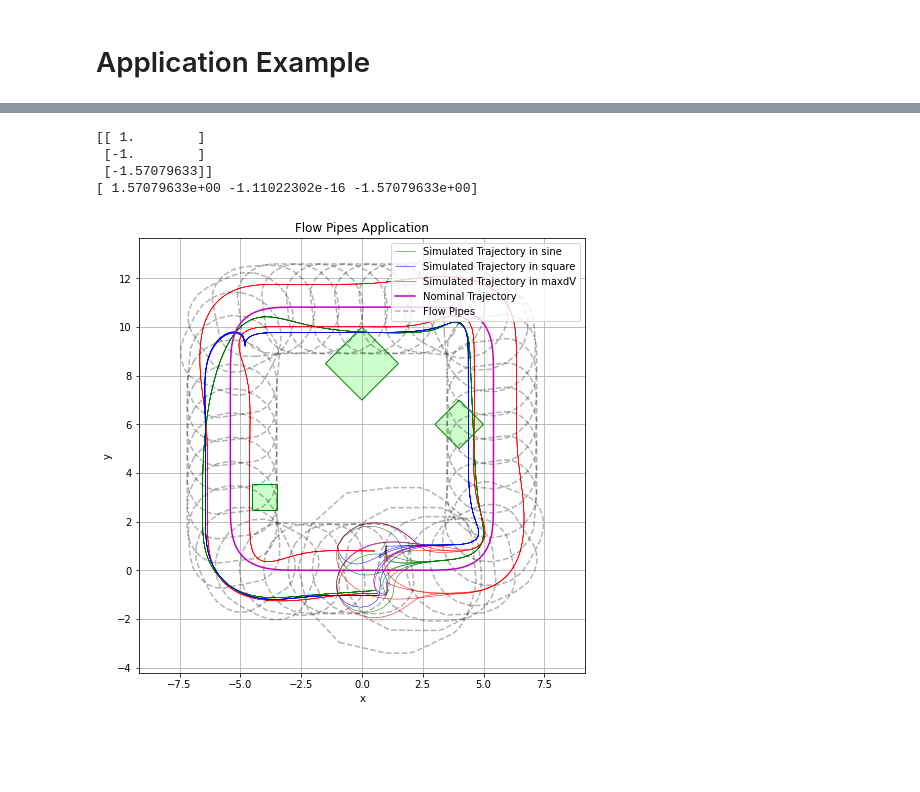
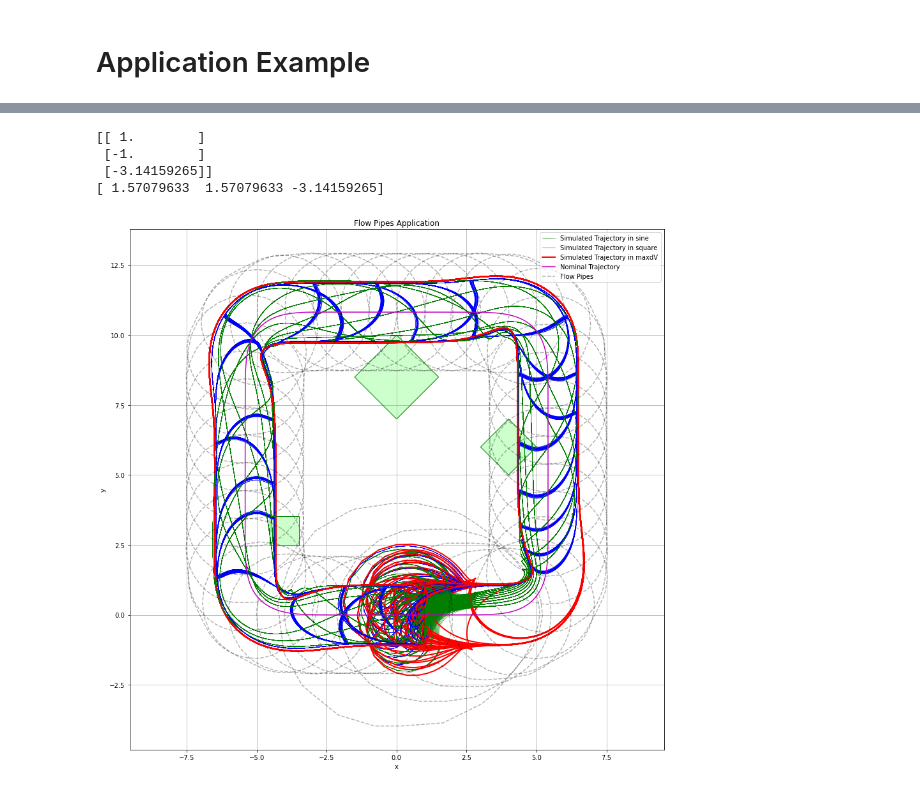
Before and after one commit to melodylylin/NASAULI_MC, a Jupyter notebook: SE(2) Invariant.ipynb, the cells around one changed output, grey strips where cells are left out. Cells and saved outputs as stored; diff of their text form; code cells hidden in the pictures; blank space fills up the shorter version.

Commit message:
Work on simulation for maxdV.

```diff
--- a/SE(2) Invariant.ipynb
+++ b/SE(2) Invariant.ipynb
@@ -271,8 +294,7 @@ lgd.set_title(lgd.get_title().get_text())
 # %%
-#freq = [0.02, .04, .06, .08, .01, .03, .05, .07, .09]
-freq = [0.02]
+freq = [0.02, .04, .06, .08, .01, .03, .05, .07, .09]
+plt.figure(figsize=(15, 15))
 
-res = []
 e = []
 V = []
 t = 40
@@ -283,24 +305,25 @@ w2 = 1
 ref = se2_flow.simulate(t, 0, 0, 0, 0, 0, 0, dist='none', sol= sol1, use_approx=False)
 
 cnt = 0
-for theta0 in np.linspace(-np.pi/2, np.pi/2, 2):
-    for x0 in np.linspace(-1, 1, 2):
-        for y0 in np.linspace(-1, 1, 2):
+for theta0 in np.arange(-np.pi, np.pi, np.pi/4):
+    for x0 in np.linspace(-1, 1, 3):
+        for y0 in np.linspace(-1, 1, 3):
+            cnt += 1
             init_e = np.array([[x0, y0, theta0]]).T
             V0 = init_e.T@sol['P']@init_e
             V.append(V0)
             e.append(init_e)
-            for i in freq:
-                cnt += 1
-                r = se2_flow.simulate(t, i, w1, w2, x0, y0, theta0, dist='sine', sol= sol1, use_approx=False)
-                r2 = se2_flow.simulate(t, i, w1, w2, x0, y0, theta0, dist='square', sol= sol1, use_approx=False)
-                r3 = se2_flow.simulate(t, i, w1, w2, x0, y0, theta0, dist='maxdV', sol= sol1, use_approx=False)
-
-                res.append(r)
-                legend = cnt == 1
+            for i, f in enumerate(freq):
+                r = se2_flow.simulate(t, f, w1, w2, x0, y0, theta0, dist='sine', sol= sol1, use_approx=False)
+                r2 = se2_flow.simulate(t, f, w1, w2, x0, y0, theta0, dist='square', sol= sol1, use_approx=False)
+                legend = cnt == 1 and i == 0
                 se2_flow.plot_simulated(r, name='sine', legend=legend, save=False, linewidth = .5, color = 'g', alpha = 1)
                 se2_flow.plot_simulated(r2, name='square', legend=legend, save=False, linewidth = .5, color = 'b', alpha = 1)
-                se2_flow.plot_simulated(r3, name='maxdV', legend=legend, save=False, linewidth = .5, color = 'r', alpha = 1)
+
+                # want to draw last so it is on top
+                if i == len(freq) - 1:
+                    r3 = se2_flow.simulate(t, f, w1, w2, x0, y0, theta0, dist='maxdV', sol= sol1, use_approx=False)
+                    se2_flow.plot_simulated(r3, name='maxdV', legend=(cnt==1), save=False, linewidth = 2, color = 'r', alpha = 1)
 
 i = np.array(V).argmax()
 print(e[i])
@@ -310,36 +333,37 @@ print(e0)
 flow_pipes_LMI, intervalhull_LMI, nom = se2_flow.flowpipes(ref, t, n, e0, w1, w2, sol)
 for facet in range(n):
     hs_ch_LMI = plt.plot(flow_pipes_LMI[facet][:,0], flow_pipes_LMI[facet][:,1], color='k', linestyle='--', alpha = 0.3)
 
 P4.plot(facecolor=(0.8,1,0.8), edgecolor='g', linewidth=1)
 P3.plot(facecolor=(0.8,1,0.8), edgecolor='g', linewidth=1)
 P5.plot(facecolor=(0.8,1,0.8), edgecolor='g', linewidth=1)
 
 
 h_nom = plt.plot(nom[:,0], nom[:,1], color='m', linestyle='-')
 
 plt.axis('equal')
 plt.title('Flow Pipes Application')
 plt.xlabel('x')
 plt.ylabel('y')
 
 lgd = plt.legend(loc=1)
 ax = lgd.axes
 handles, labels = ax.get_legend_handles_labels()
 handles.append(h_nom[0])
 labels.append('Nominal Trajectory')
 handles.append(hs_ch_LMI[0])
 labels.append('Flow Pipes')
 lgd._legend_box = None
 lgd._init_legend_box(handles, labels)
 lgd._set_loc(lgd._loc)
 lgd.set_title(lgd.get_title().get_text())
+plt.savefig('figures/maxdV.png')
 # %% [output]
 [[ 1.        ]
  [-1.        ]
- [-1.57079633]]
-[ 1.57079633e+00 -1.11022302e-16 -1.57079633e+00]
+ [-3.14159265]]
+[ 1.57079633  1.57079633 -3.14159265]
-[figure, old version]
+[figure, new version]
 # %%
 n2 = 40
 points = se2_flow.se2_lie_algebra_invariant_set_points(sol, t, w1, w2, e0) #Lie Algebra
```
Also changed, not shown: parts of 9 cells of this notebook, 9 other files.
